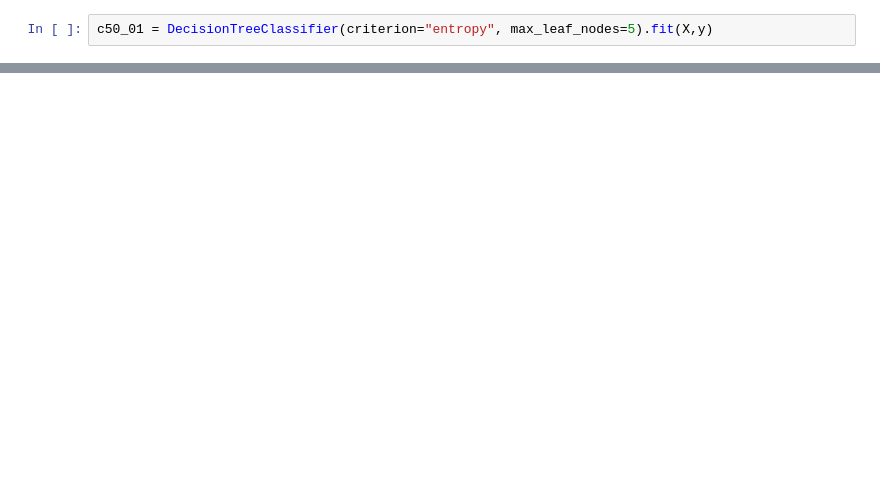
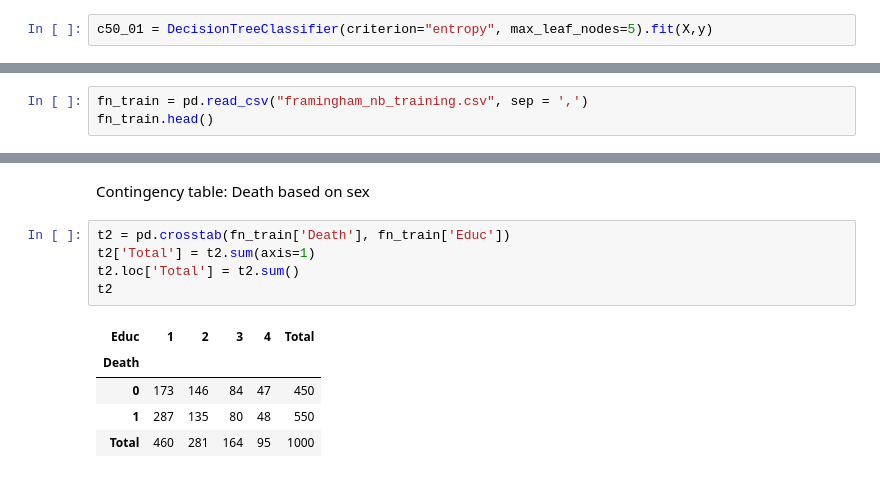
Before and after one commit to Riverag0011/502-01, a Jupyter notebook: Untitled.ipynb, the cells around one changed output, grey strips where cells are left out. Cells and saved outputs as stored; diff of their text form; blank space fills up the shorter version.

```diff
--- a/Untitled.ipynb
+++ b/Untitled.ipynb
@@ -351,0 +60,3 @@ mean_absolute_error(y_true = ytrue, y_pred = ypred)
+# %%
+fn_train = pd.read_csv("framingham_nb_training.csv", sep = ',')
+fn_train.head()
@@ -351,0 +93,13 @@ mean_absolute_error(y_true = ytrue, y_pred = ypred)
+# %% [markdown]
+Contingency table: Death based on sex
+# %%
+t2 = pd.crosstab(fn_train['Death'], fn_train['Educ'])
+t2['Total'] = t2.sum(axis=1)
+t2.loc['Total'] = t2.sum()
+t2
+# %% [output]
+| Educ | 1 | 2 | 3 | 4 | Total |
+| Death |  |  |  |  |  |
+| 0 | 173 | 146 | 84 | 47 | 450 |
+| 1 | 287 | 135 | 80 | 48 | 550 |
+| Total | 460 | 281 | 164 | 95 | 1000 |
```
Also changed, not shown: parts of 101 cells of this notebook, 6 other files.
